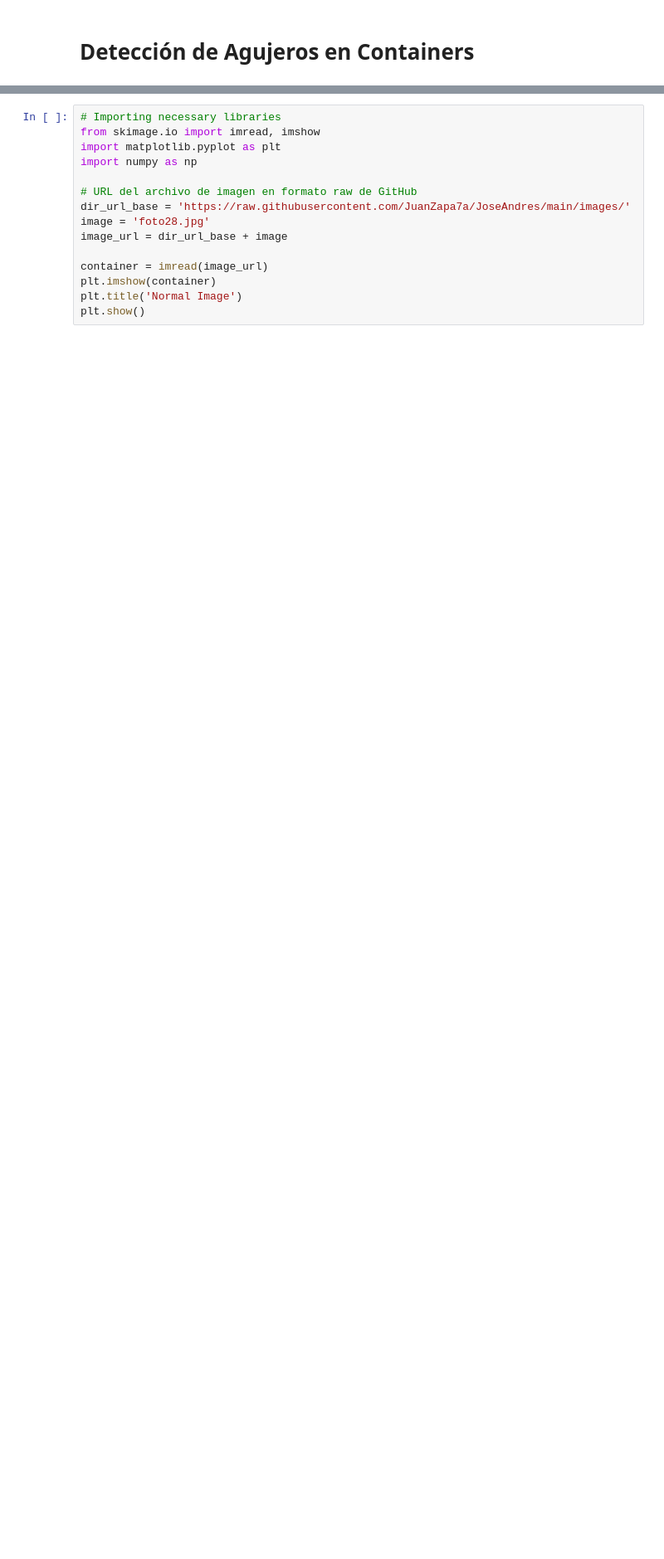
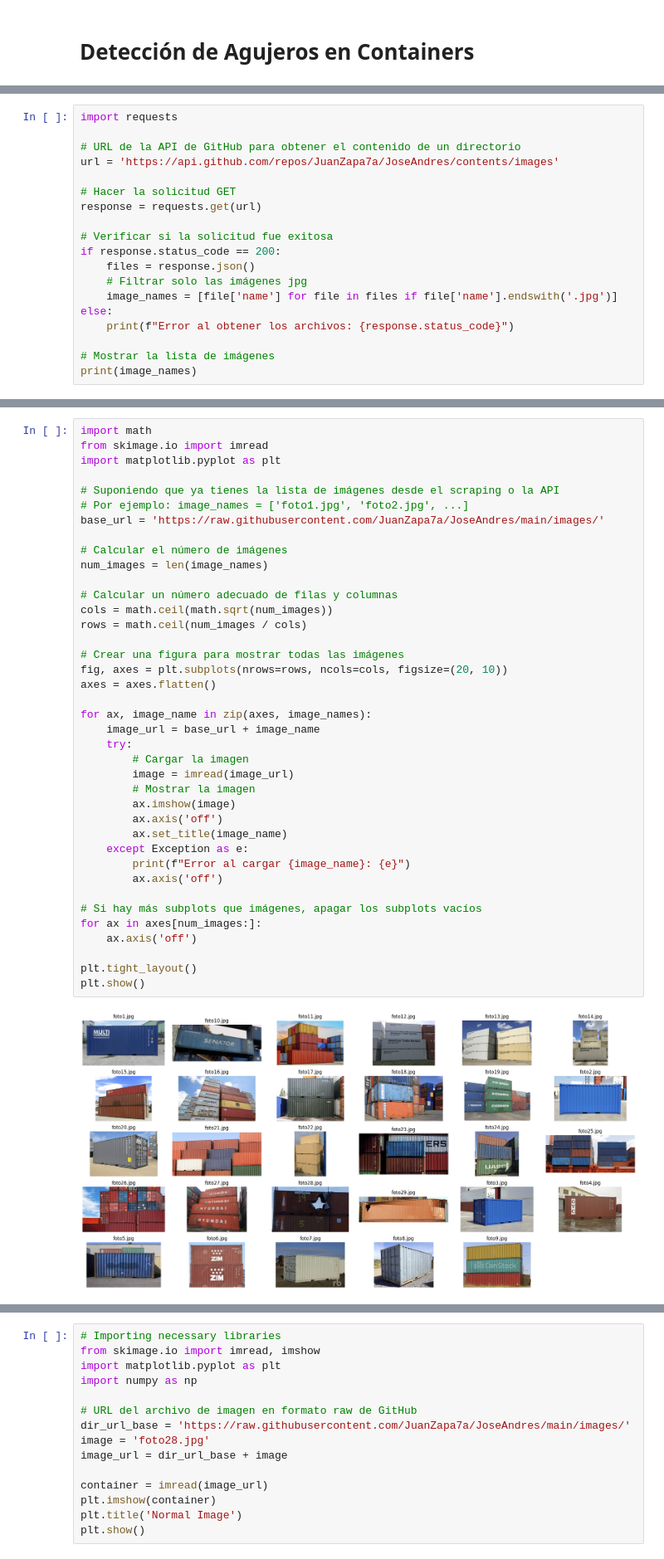
Before and after one commit to JuanZapa7a/JoseAndres, a Jupyter notebook: container-2.ipynb, the cells around one changed output, grey strips where cells are left out. Shown at 83% size. Drawn from its saved outputs; the diff is of its cells as text; blank space fills up the shorter version.

```diff
--- a/container-2.ipynb
+++ b/container-2.ipynb
@@ -18,0 +5,19 @@ print(image_names)
+# %%
+import requests
+
+# URL de la API de GitHub para obtener el contenido de un directorio
+url = 'https://api.github.com/repos/JuanZapa7a/JoseAndres/contents/images'
+
+# Hacer la solicitud GET
+response = requests.get(url)
+
+# Verificar si la solicitud fue exitosa
+if response.status_code == 200:
+    files = response.json()
+    # Filtrar solo las imágenes jpg
+    image_names = [file['name'] for file in files if file['name'].endswith('.jpg')]
+else:
+    print(f"Error al obtener los archivos: {response.status_code}")
+
+# Mostrar la lista de imágenes
+print(image_names)
@@ -18,0 +26,41 @@ print(image_names)
+# %%
+import math
+from skimage.io import imread
+import matplotlib.pyplot as plt
+
+# Suponiendo que ya tienes la lista de imágenes desde el scraping o la API
+# Por ejemplo: image_names = ['foto1.jpg', 'foto2.jpg', ...]
+base_url = 'https://raw.githubusercontent.com/JuanZapa7a/JoseAndres/main/images/'
+
+# Calcular el número de imágenes
+num_images = len(image_names)
+
+# Calcular un número adecuado de filas y columnas
+cols = math.ceil(math.sqrt(num_images))
+rows = math.ceil(num_images / cols)
+
+# Crear una figura para mostrar todas las imágenes
+fig, axes = plt.subplots(nrows=rows, ncols=cols, figsize=(20, 10))
+axes = axes.flatten()
+
+for ax, image_name in zip(axes, image_names):
+    image_url = base_url + image_name
+    try:
+        # Cargar la imagen
+        image = imread(image_url)
+        # Mostrar la imagen
+        ax.imshow(image)
+        ax.axis('off')
+        ax.set_title(image_name)
+    except Exception as e:
+        print(f"Error al cargar {image_name}: {e}")
+        ax.axis('off')
+
+# Si hay más subplots que imágenes, apagar los subplots vacíos
+for ax in axes[num_images:]:
+    ax.axis('off')
+
+plt.tight_layout()
+plt.show()
+# %% [output]
+[figure, added]
```
Also changed, not shown: parts of 4 cells of this notebook.
